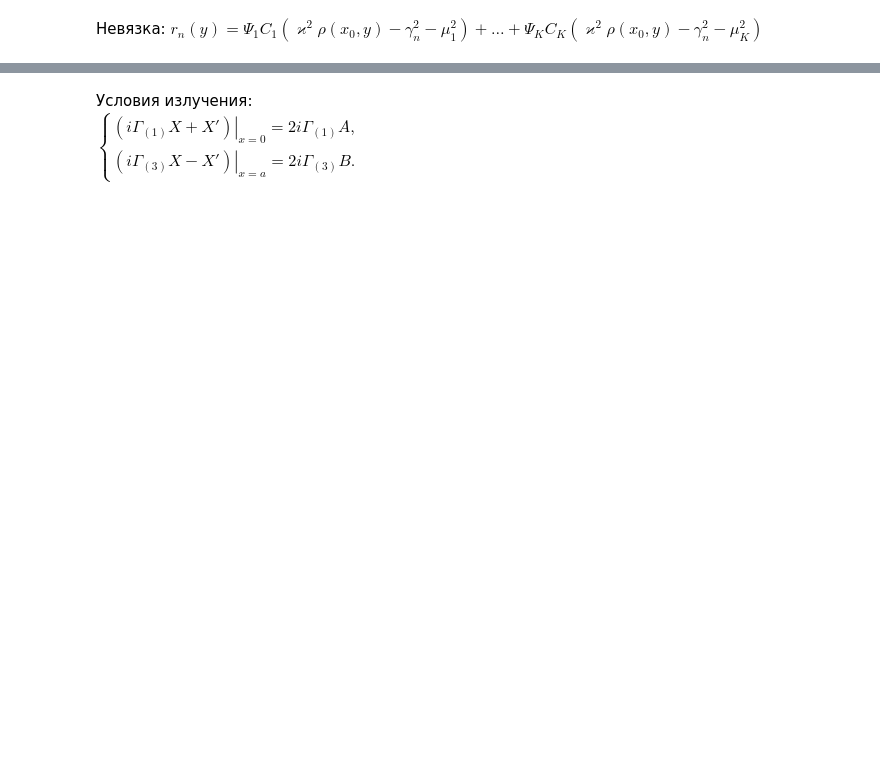
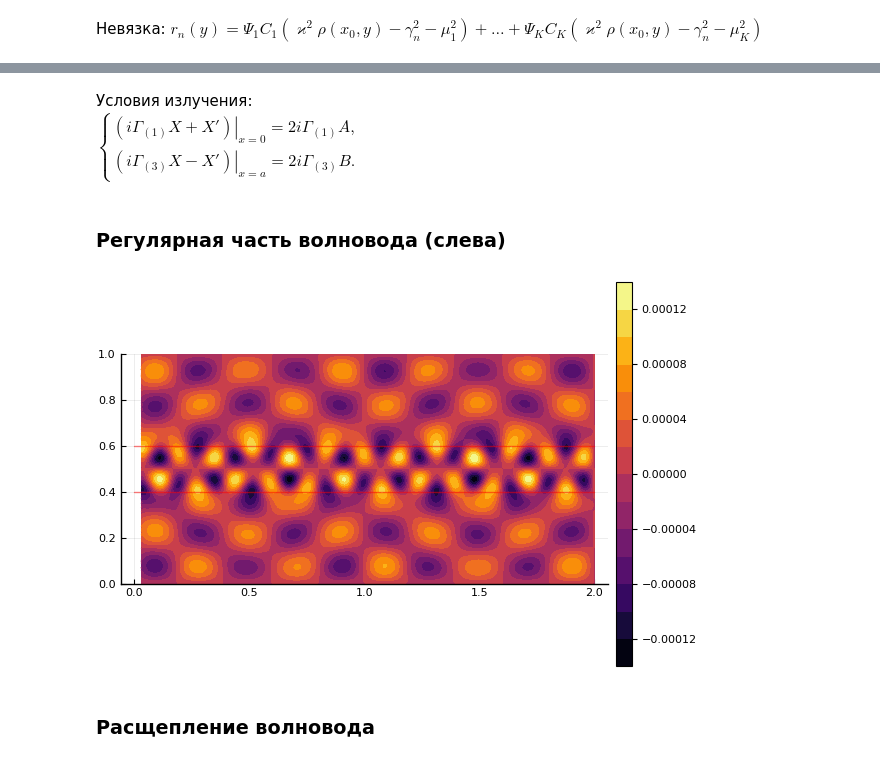
Before and after one commit to Sergane/Symbolic, a Jupyter notebook: waveguide.ipynb, the cells around one changed output, grey strips where cells are left out. Saved outputs shown, nothing was run; the diff lists cells and outputs as text; code cells hidden in the pictures; blank space fills up the shorter version.

```diff
--- a/waveguide.ipynb
+++ b/waveguide.ipynb
@@ -178,15 +188,39 @@ sqrt(L1[J[end]])
 # %%
 gamma1 = sqrt.(Complex.(L1[end-K+1:end]));
+# %% [markdown]
+Условия излучения:
+$\begin{cases}
+\left.(i\Gamma_{(1)} X+X')\right|_{x=0} = 2i\Gamma_{(1)} A, \\
+\left.(i\Gamma_{(3)} X-X')\right|_{x=a} = 2i\Gamma_{(3)} B.
+\end{cases}$
+# %% [markdown]
+### Регулярная часть волновода (слева)
+# %%
+A = diagm(0=>ones(K))
+B_reg = fill(-2*I - h^2*M_square + h^2*k^2*YrY(1),  N_-2)
+B_reg = [[B_reg[1]/2+h*im*G1]; B_reg; [B_reg[1]/2-h*im*G1]]
+C_ = diagm(0=>ones(K));
+# %%
+A_I_reg = zeros(K);  A_I_reg[K] = 1
+F0_reg = 2h*im*G1*A_I_reg
+F_reg = [[F0_reg]; fill(zeros(K),N_-1)];
+# %%
+X_reg = matrix_thomas(A,B_reg,C_,F_reg,typ=Complex)
+# %%
+u_reg = reshape([dot(f.(y_i,1:K), real.(X_reg[1:K,n])) for n=1:N_ for y_i in y], length(y), length(x));
+# %%
+plot(x[4:end],y,real.(u_reg[:,4:end]),fill=true,aspect_ratio=1)
+plot!(x, 0*x.+(b/2-0.1), c=:red, alpha=0.5, ylim=(0,b), aspect_ratio=1, leg=false)
+plot!(x, 0*x.+(b/2+0.1), c=:red, alpha=0.5)
+# savefig("reg_wg.png")
+# %% [output]
+[figure, added]
+# %% [markdown]
+### Расщепление волновода
 # %%
 A3 = k^2*YrY(N_,K_cross) - M_square
 L3 = eigvals(A3)
 gamma3 = sqrt.(Complex.(L3[end-K+1:end]));
-# %% [markdown]
-Условия излучения:
-$\begin{cases}
-\left.(i\Gamma_{(1)} X+X')\right|_{x=0} = 2i\Gamma_{(1)} A, \\
-\left.(i\Gamma_{(3)} X-X')\right|_{x=a} = 2i\Gamma_{(3)} B.
-\end{cases}$
 # %%
 M_square = diagm(0=>mu.(1:K).^2)
 G1 = diagm(0=>gamma1)
```
Also changed, not shown: parts of 19 cells of this notebook.
